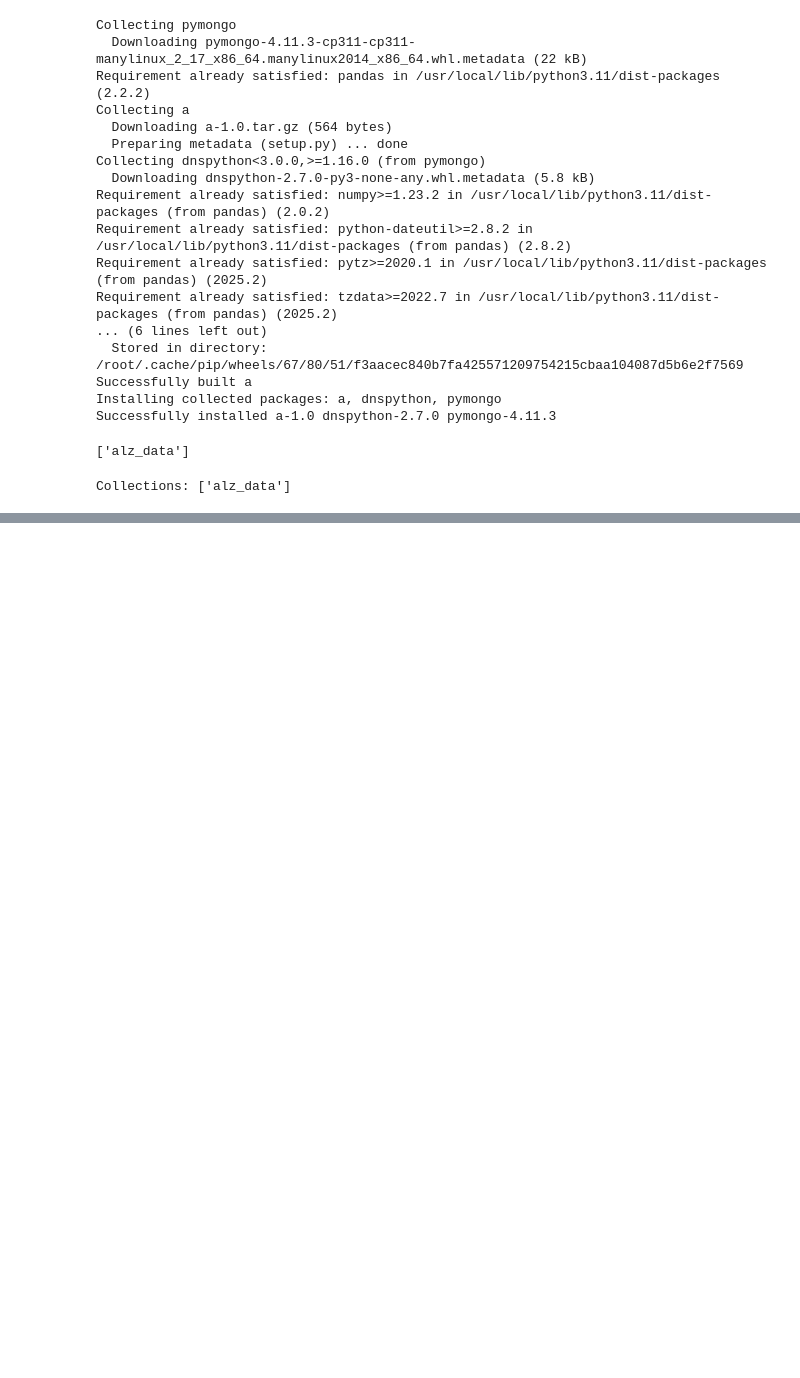
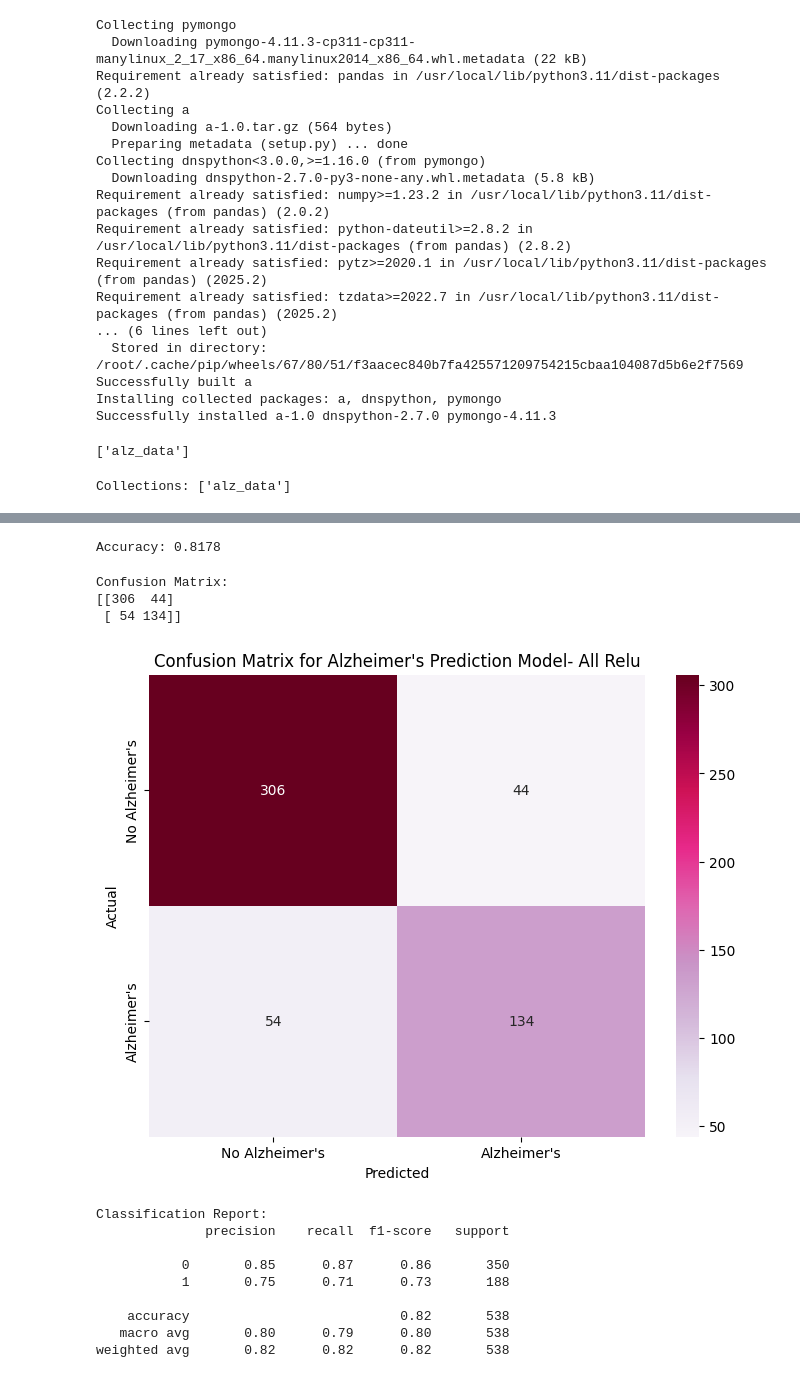
Before and after one commit to clane48088/Team_One_Final_Project, a Jupyter notebook: NeuralNetworkModels/Alzheimer'sModel-AllRelu.ipynb, the cells around one changed output, grey strips where cells are left out. Saved outputs shown, nothing was run; the diff lists cells and outputs as text; code cells hidden in the pictures; blank space fills up the shorter version.

Commit message:
Update with Confusion Matrices

```diff
--- a/NeuralNetworkModels/Alzheimer'sModel-AllRelu.ipynb
+++ b/NeuralNetworkModels/Alzheimer'sModel-AllRelu.ipynb
@@ -170,0 +149,3 @@ Loss: 1.716966986656189, Accuracy: 0.8197026252746582
+# %%
+predictions = nn.predict(X_test_scaled)
+predictions = (predictions > 0.5).astype(int)
@@ -170,0 +154,37 @@ Loss: 1.716966986656189, Accuracy: 0.8197026252746582
+# %%
+print(f"Accuracy: {accuracy_score(y_test, predictions):.4f}")
+# %% [output]
+Accuracy: 0.8178
+# %%
+cm = confusion_matrix(y_test, predictions)
+print("Confusion Matrix:")
+print(cm)
+# %% [output]
+Confusion Matrix:
+[[306  44]
+ [ 54 134]]
+# %%
+# Visualize the confusion matrix with seaborn
+plt.figure(figsize=(8, 6))
+sns.heatmap(cm, annot=True, fmt='d', cmap='PuRd',
+            xticklabels=['No Alzheimer\'s', 'Alzheimer\'s'],
+            yticklabels=['No Alzheimer\'s', 'Alzheimer\'s'])
+plt.xlabel('Predicted')
+plt.ylabel('Actual')
+plt.title('Confusion Matrix for Alzheimer\'s Prediction Model- All Relu')
+plt.show()
+
+# Print classification report for more detailed metrics
+print("\nClassification Report:")
+print(classification_report(y_test, predictions))
+# %% [output]
+[figure, added]
+Classification Report:
+              precision    recall  f1-score   support
+
+           0       0.85      0.87      0.86       350
+           1       0.75      0.71      0.73       188
+
+    accuracy                           0.82       538
+   macro avg       0.80      0.79      0.80       538
+weighted avg       0.82      0.82      0.82       538
```
Also changed, not shown: parts of 7 cells of this notebook, 2 other files.
